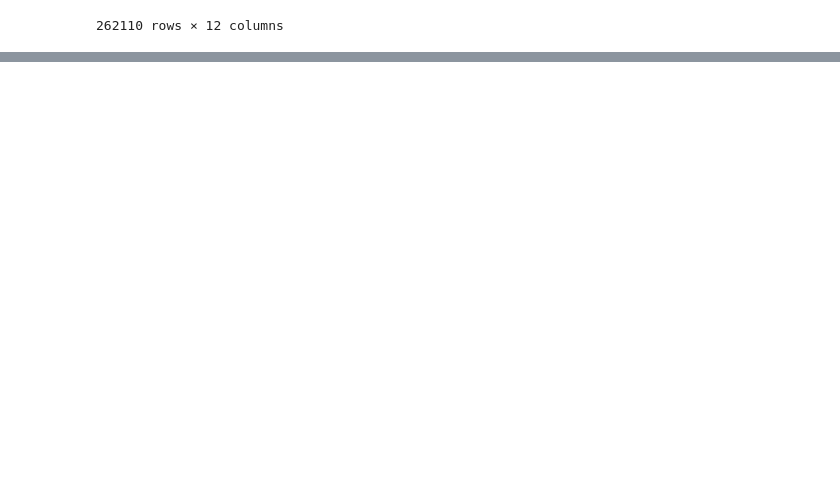
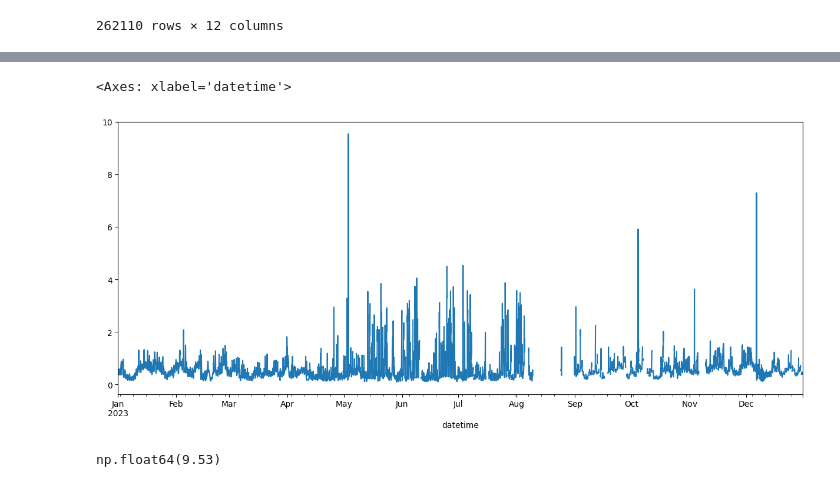
Before and after one commit to Marcosperrude/ENS410064, a Jupyter notebook: scripts/Untitled.ipynb, the cells around one changed output, grey strips where cells are left out. Drawn from its saved outputs; the diff is of its cells as text; code cells hidden in the pictures; blank space fills up the shorter version.

```diff
--- a/scripts/Untitled.ipynb
+++ b/scripts/Untitled.ipynb
@@ -161,2 +119,2 @@ Name: Valor, Length: 34948, dtype: float64
 # %%
-df.query('Codigo == "PR_012"')
+df_PR012= df.query('Codigo == "PR_012"')
@@ -177,0 +138,2 @@ df.query('Codigo == "PR_012"')
+# %%
+df_co = df_PR012[df_PR012['Poluente'] == 'CO']
@@ -177,0 +156,10 @@ df.query('Codigo == "PR_012"')
+# %%
+plt.figure(figsize=(15,6))
+df_co['Valor'].plot()
+# %% [output]
+<Axes: xlabel='datetime'>
+[figure, added]
+# %%
+df_co['Valor'].max()
+# %% [output]
+np.float64(9.53)
```
Also changed, not shown: parts of 10 cells of this notebook.
